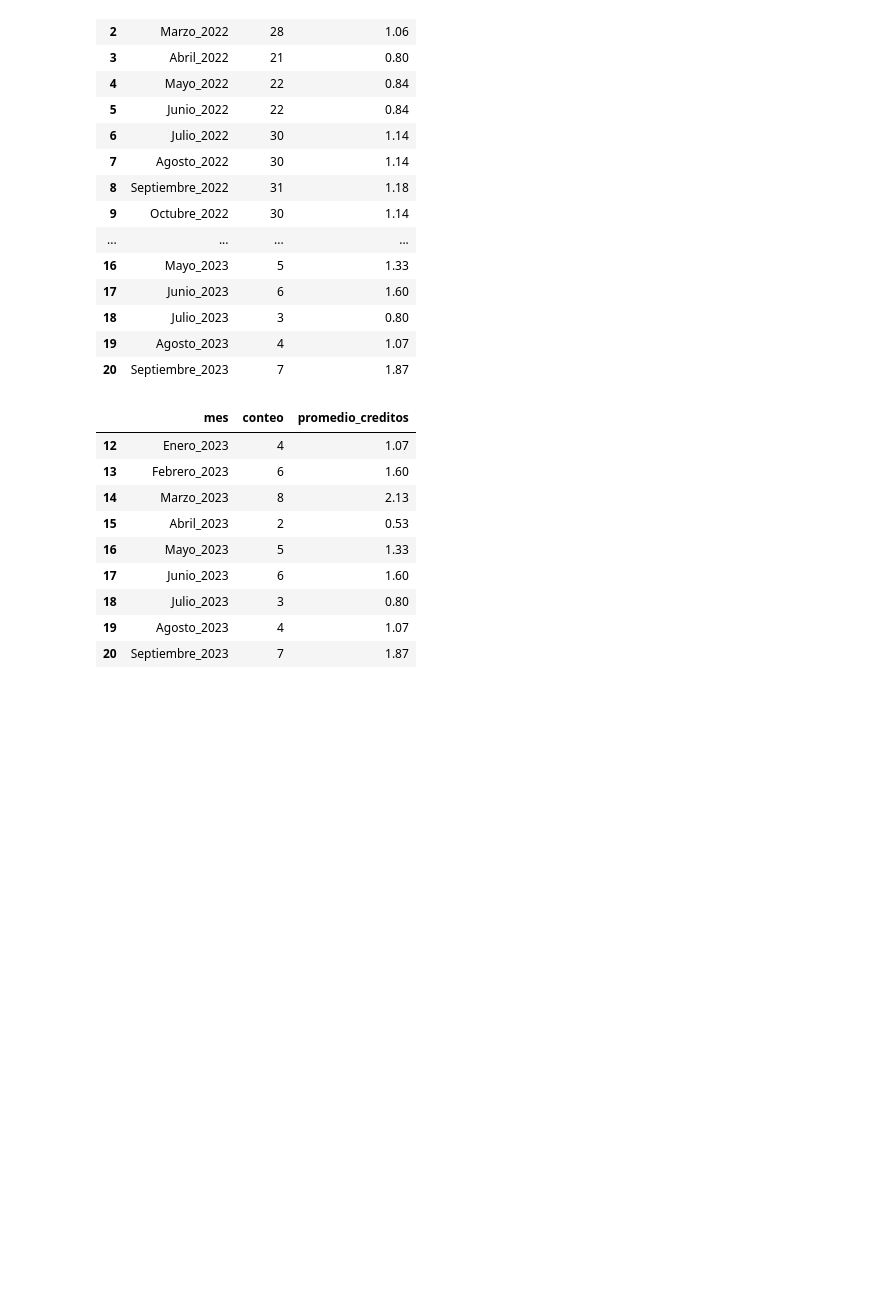
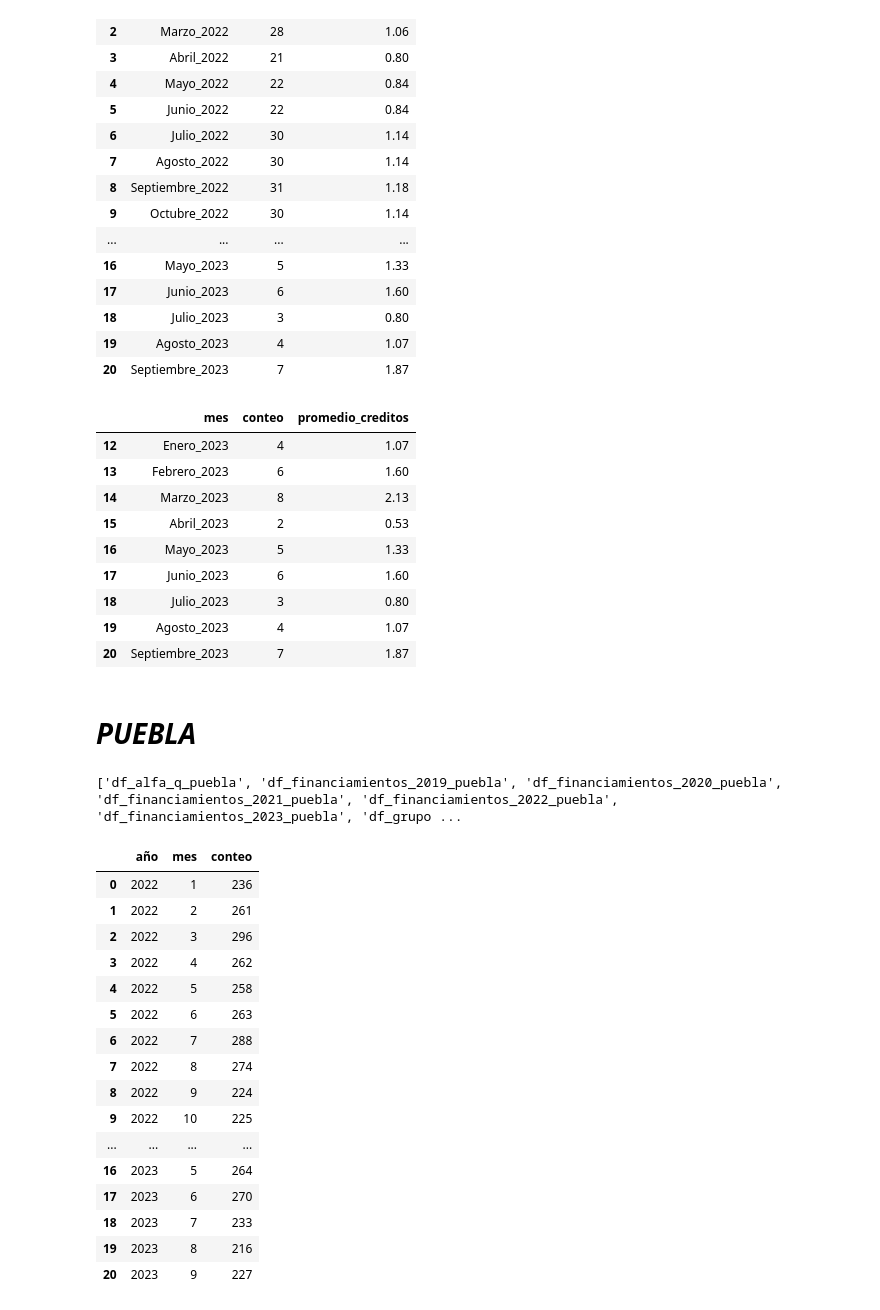
Before and after one commit to MiguelDWT4toCreativo/Datalpine, a Jupyter notebook: resources/jupyter/Month_Supply.ipynb, the cells around one changed output. Cells and saved outputs as stored; diff of their text form; code cells hidden in the pictures; blank space fills up the shorter version.

```diff
--- a/resources/jupyter/Month_Supply.ipynb
+++ b/resources/jupyter/Month_Supply.ipynb
@@ -378,3 +378,41 @@ def guardar_grafico_como_html(fig, nombre_archivo, carpeta='graficas'):
 
 guardar_grafico_como_html(fig, 'g_scatt_MonthSupply_tulancingo', carpeta='graficas')
 fig.show()
+# %% [markdown]
+# *PUEBLA*
+# %%
+# Seleccionar solo los DataFrames que contienen la cadena "pachuca"
+dataframes_pachuca = [df for df in dfs_list if 'puebla' in df]
+print(dataframes_pachuca)
+# %% [output]
+['df_alfa_q_puebla', 'df_financiamientos_2019_puebla', 'df_financiamientos_2020_puebla', 'df_financiamientos_2021_puebla', 'df_financiamientos_2022_puebla', 'df_financiamientos_2023_puebla', 'df_grupo ...
+# %%
+fin22puebla = df_financiamientos_2022_puebla[['año','mes']]
+fin23puebla = df_financiamientos_2023_puebla[['año','mes']]
+# Concatenar los DataFrames
+fin_puebla = pd.concat([fin22puebla, fin23puebla])
+
+# Filtrar registros con año diferente de 0
+fin_puebla_filtrado = fin_puebla[fin_puebla['año'] != 0]
+
+# Contar los registros por año y mes
+conteo_registros_por_mes = fin_puebla_filtrado.groupby(['año', 'mes']).size().reset_index(name='conteo')
+conteo_registros_por_mes
+# %% [output]
+|  | año | mes | conteo |
+| 0 | 2022 | 1 | 236 |
+| 1 | 2022 | 2 | 261 |
+| 2 | 2022 | 3 | 296 |
+| 3 | 2022 | 4 | 262 |
+| 4 | 2022 | 5 | 258 |
+| 5 | 2022 | 6 | 263 |
+| 6 | 2022 | 7 | 288 |
+| 7 | 2022 | 8 | 274 |
+| 8 | 2022 | 9 | 224 |
+| 9 | 2022 | 10 | 225 |
+| ... | ... | ... | ... |
+| 16 | 2023 | 5 | 264 |
+| 17 | 2023 | 6 | 270 |
+| 18 | 2023 | 7 | 233 |
+| 19 | 2023 | 8 | 216 |
+| 20 | 2023 | 9 | 227 |
```
Also changed, not shown: parts of 6 cells of this notebook, 2 other files.
